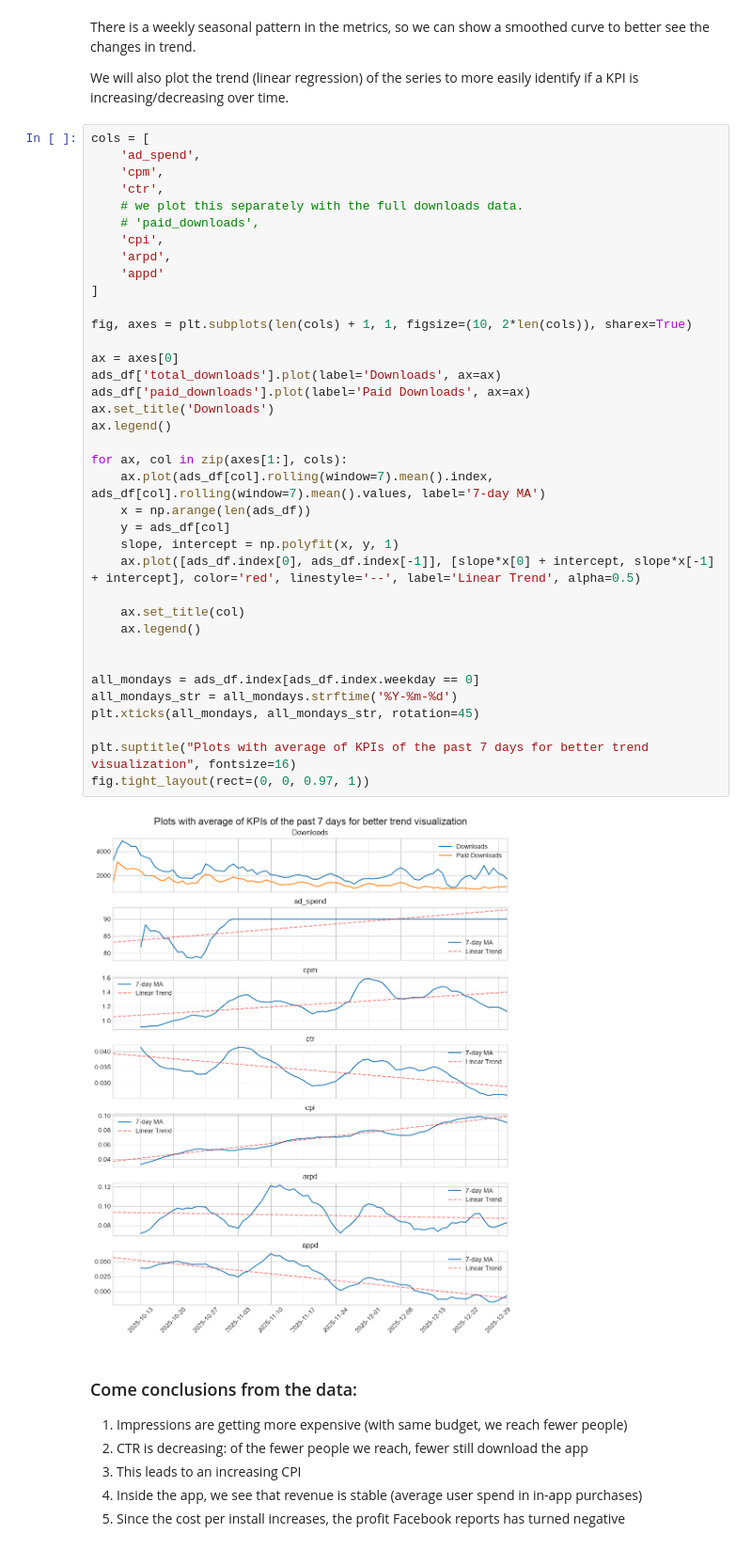
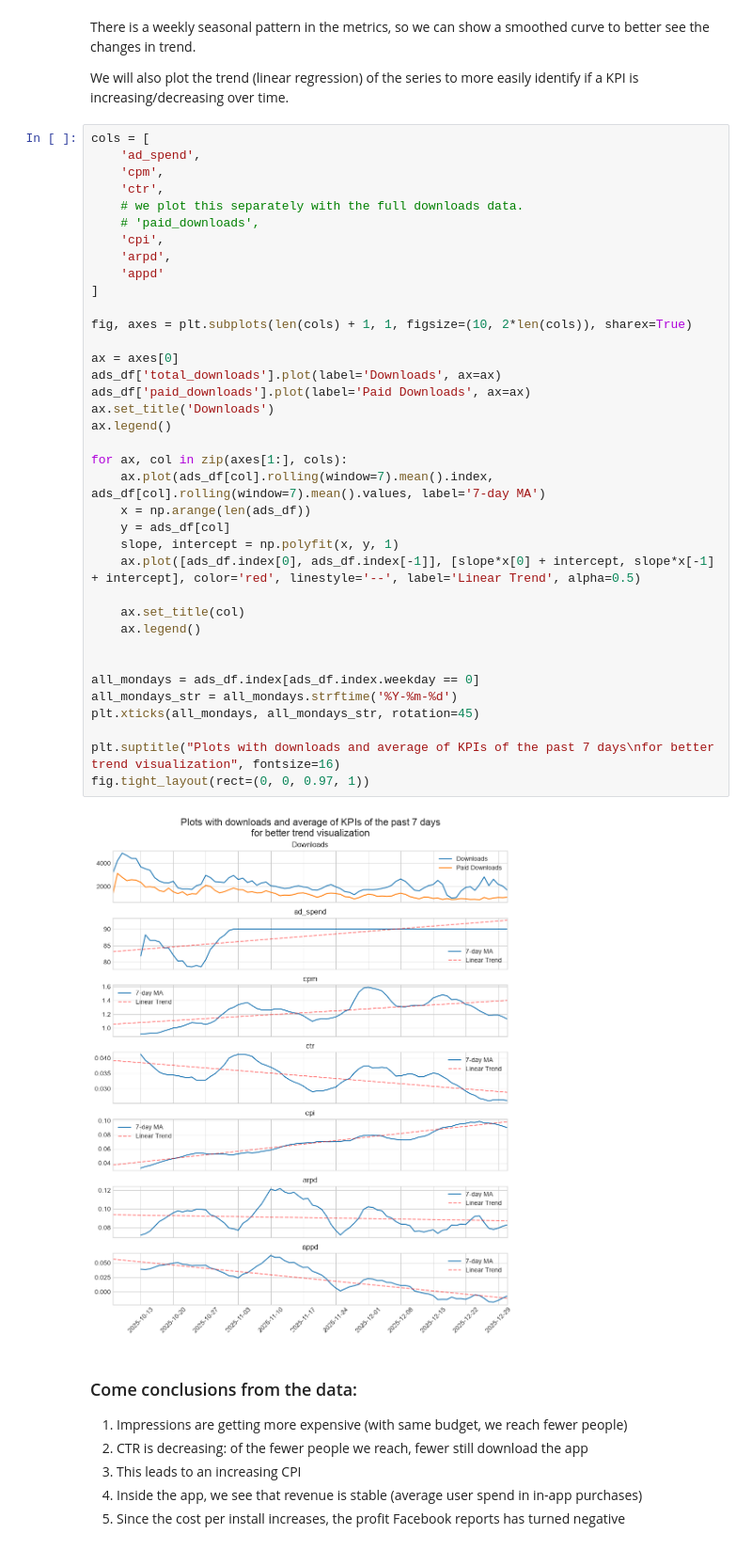
Before and after one commit to miguelfdag/ad-performance-analysis, a Jupyter notebook: notebooks/analysis.ipynb, the cells around one changed output. Shown at 94% size. Cells and saved outputs as stored; diff of their text form.

Commit message:
fix: clarity fix for graph

```diff
--- a/notebooks/analysis.ipynb
+++ b/notebooks/analysis.ipynb
@@ -115,35 +115,35 @@ cols = [
     'cpi',
     'arpd',
     'appd'
 ]
 
 fig, axes = plt.subplots(len(cols) + 1, 1, figsize=(10, 2*len(cols)), sharex=True)
 
 ax = axes[0]
 ads_df['total_downloads'].plot(label='Downloads', ax=ax)
 ads_df['paid_downloads'].plot(label='Paid Downloads', ax=ax)
 ax.set_title('Downloads')
 ax.legend()
 
 for ax, col in zip(axes[1:], cols):
     ax.plot(ads_df[col].rolling(window=7).mean().index, ads_df[col].rolling(window=7).mean().values, label='7-day MA')
     x = np.arange(len(ads_df))
     y = ads_df[col]
     slope, intercept = np.polyfit(x, y, 1)
     ax.plot([ads_df.index[0], ads_df.index[-1]], [slope*x[0] + intercept, slope*x[-1] + intercept], color='red', linestyle='--', label='Linear Trend', alpha=0.5)
 
     ax.set_title(col)
     ax.legend()
 
 
 all_mondays = ads_df.index[ads_df.index.weekday == 0]
 all_mondays_str = all_mondays.strftime('%Y-%m-%d')
 plt.xticks(all_mondays, all_mondays_str, rotation=45)
 
-plt.suptitle("Plots with average of KPIs of the past 7 days for better trend visualization", fontsize=16)
+plt.suptitle("Plots with downloads and average of KPIs of the past 7 days\nfor better trend visualization", fontsize=16)
 fig.tight_layout(rect=(0, 0, 0.97, 1))
 # %% [output]
-[figure, old version]
+[figure, new version]
 # %% [markdown]
 ### Come conclusions from the data:
 1. Impressions are getting more expensive (with same budget, we reach fewer people)
```
Also changed, not shown: 1 other file.
